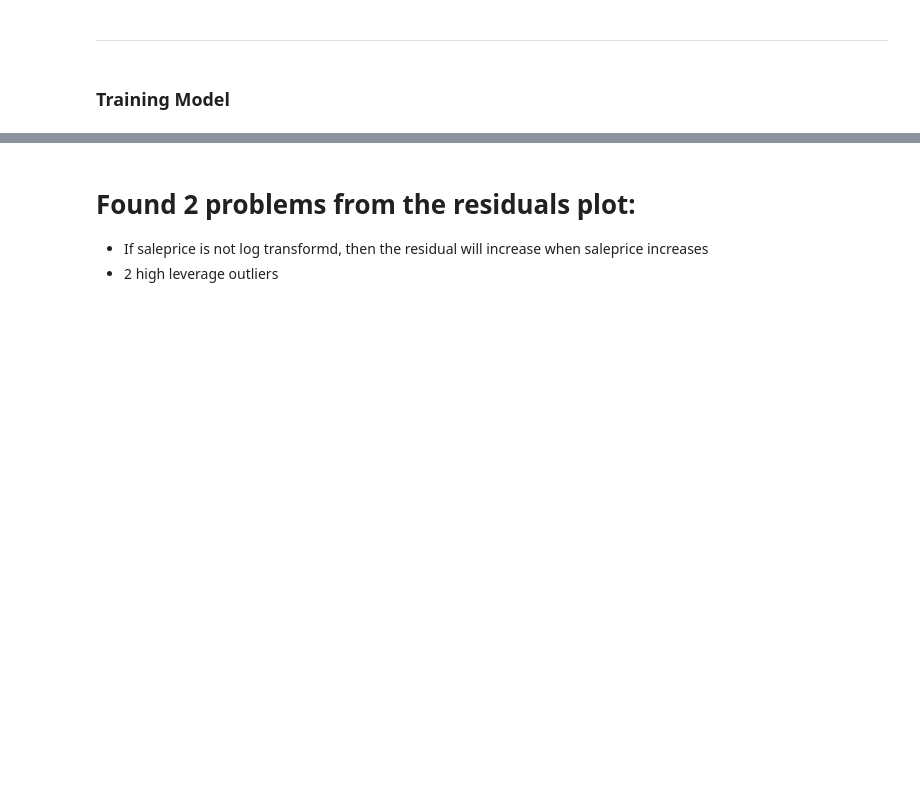
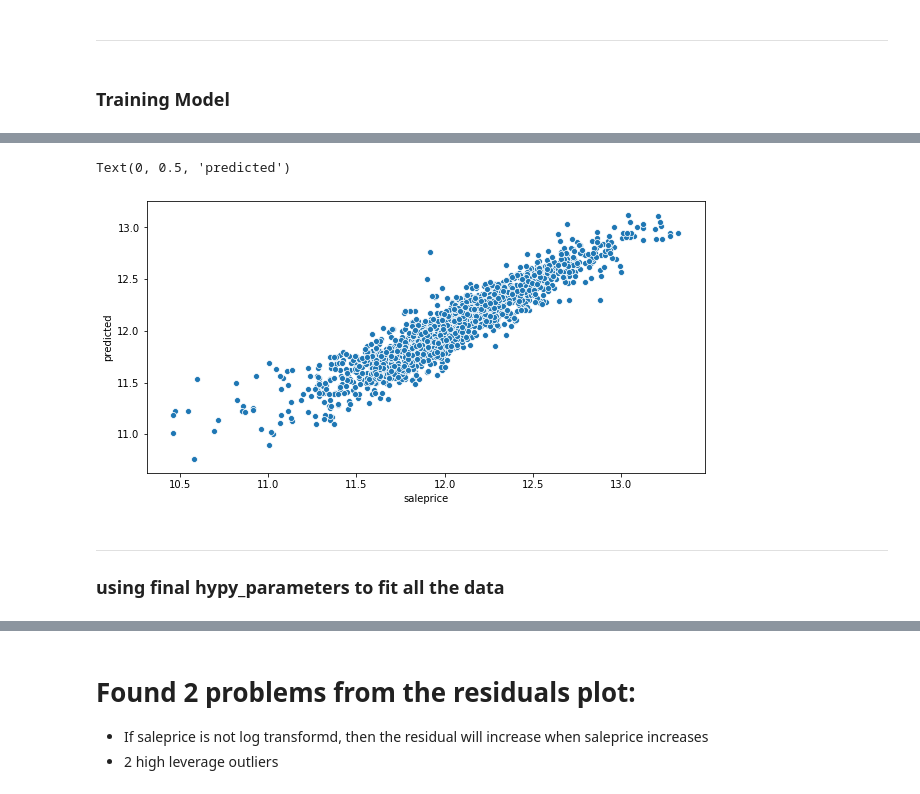
Before and after one commit to 5000miles/models_practice_review, a Jupyter notebook: Projects/project_2-master/dsir-222-ames-competition/Features Engin & Model.ipynb, the cells around one changed output, grey strips where cells are left out. Cells and saved outputs as stored; diff of their text form; code cells hidden in the pictures; blank space fills up the shorter version.

```diff
--- a/Projects/project_2-master/dsir-222-ames-competition/Features Engin & Model.ipynb
+++ b/Projects/project_2-master/dsir-222-ames-competition/Features Engin & Model.ipynb
@@ -167,0 +183,10 @@ plt.ylabel('residuals');
+# %%
+plt.figure(figsize=(10,5))
+sns.scatterplot(y_train,preds);
+plt.ylabel('predicted')
+# %% [output]
+Text(0, 0.5, 'predicted')
+[figure, added]
+# %% [markdown]
+---
+### using final hypy_parameters to fit all the data
```
Also changed, not shown: parts of 20 cells of this notebook, 3 other files.
